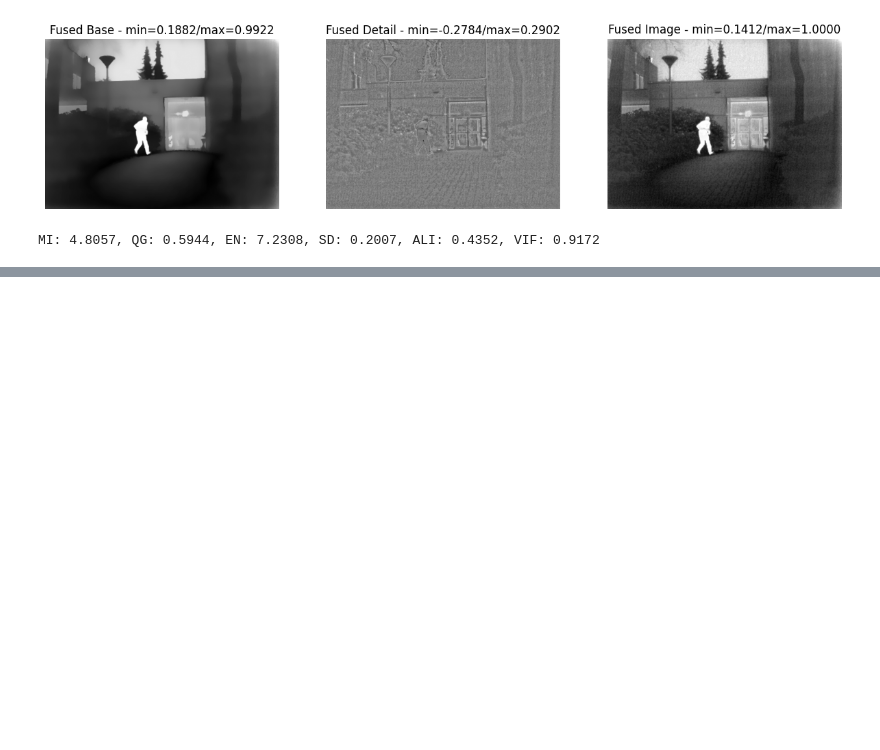
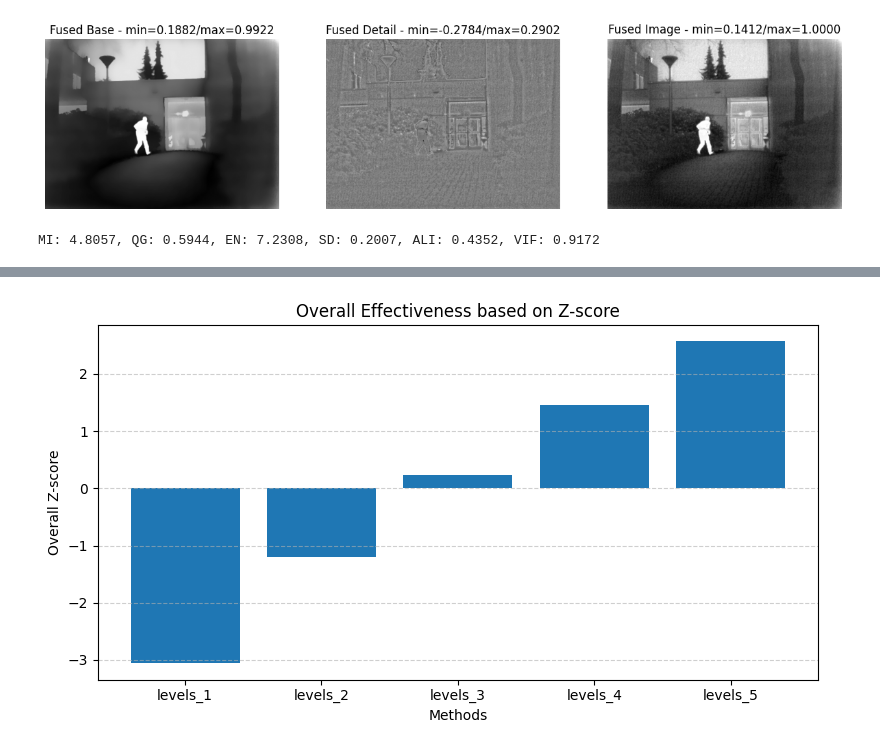
Before and after one commit to house3173/AGF_IVIF, a Jupyter notebook: test.ipynb, the cells around one changed output, grey strips where cells are left out. Saved outputs shown, nothing was run; the diff lists cells and outputs as text; code cells hidden in the pictures; blank space fills up the shorter version.

Commit message:
update metric

```diff
--- a/test.ipynb
+++ b/test.ipynb
@@ -84,0 +107,87 @@ hybrid: MI: 4.8057, QG: 0.5944, EN: 7.2308, SD: 0.2007, ALI: 0.4352, VIF: 0.9172
+# %%
+import numpy as np
+import pandas as pd
+import matplotlib.pyplot as plt
+
+# =======================
+# 1. Input data
+# =======================
+
+method_names = [
+    "levels_1",
+    "levels_2",
+    "levels_3",
+    "levels_4",
+    "levels_5",
+]
+
+metric_names = ["MI", "QG", "EN", "SD", "ALI", "Time"]
+
+Q = np.array([
+    [4.912034461, 0.589559212, 6.930745599, 0.154361519, 0.564271935, 0.345635846],
+    [4.705277103, 0.601655263, 6.951041800, 0.154796788, 0.563986167, 0.429234763],
+    [4.572337232, 0.608218032, 6.963937258, 0.155157758, 0.563784131, 0.517190594],
+    [4.472479587, 0.612201339, 6.973696660, 0.155464810, 0.563632867, 0.603062186],
+    [4.390454410, 0.614906081, 6.981752738, 0.155737922, 0.563516106, 0.685942631],
+])
+
+# =======================
+# 2. Z-score normalization
+# (same as MATLAB: zscore(Q))
+# =======================
+
+mean = Q.mean(axis=0)
+std = Q.std(axis=0, ddof=0)   # ddof=0 giống MATLAB
+Z = (Q - mean) / std
+
+Z_table = pd.DataFrame(
+    Z,
+    index=method_names,
+    columns=metric_names
+)
+
+# =======================
+# 3. Overall effectiveness score
+# =======================
+
+score = Z.sum(axis=1)
+
+# =======================
+# 4. Ranking
+# =======================
+
+ranking_df = pd.DataFrame({
+    "Method": method_names,
+    "Zscore_Total": score
+})
+
+ranking_df = ranking_df.sort_values(
+    by="Zscore_Total",
+    ascending=False
+).reset_index(drop=True)
+
+ranking_df["Rank"] = ranking_df.index + 1
+
+# =======================
+# 5. Display results
+# =======================
+
+print("===== Z-score Table (per metric) =====")
+print(Z_table.round(4))
+
+print("\n===== Overall Effectiveness Ranking =====")
+print(ranking_df.round(4))
+
+# =======================
+# 6. Bar plot
+# =======================
+
+plt.figure(figsize=(8, 4.5))
+plt.bar(method_names, score)
+plt.grid(True, axis="y", linestyle="--", alpha=0.6)
+plt.xlabel("Methods")
+plt.ylabel("Overall Z-score")
+plt.title("Overall Effectiveness based on Z-score")
+plt.tight_layout()
+plt.show()
+# %% [output]
@@ -84,0 +209 @@ hybrid: MI: 4.8057, QG: 0.5944, EN: 7.2308, SD: 0.2007, ALI: 0.4352, VIF: 0.9172
+[figure, added]
```
Also changed, not shown: parts of 20 cells of this notebook, 43 other files.
